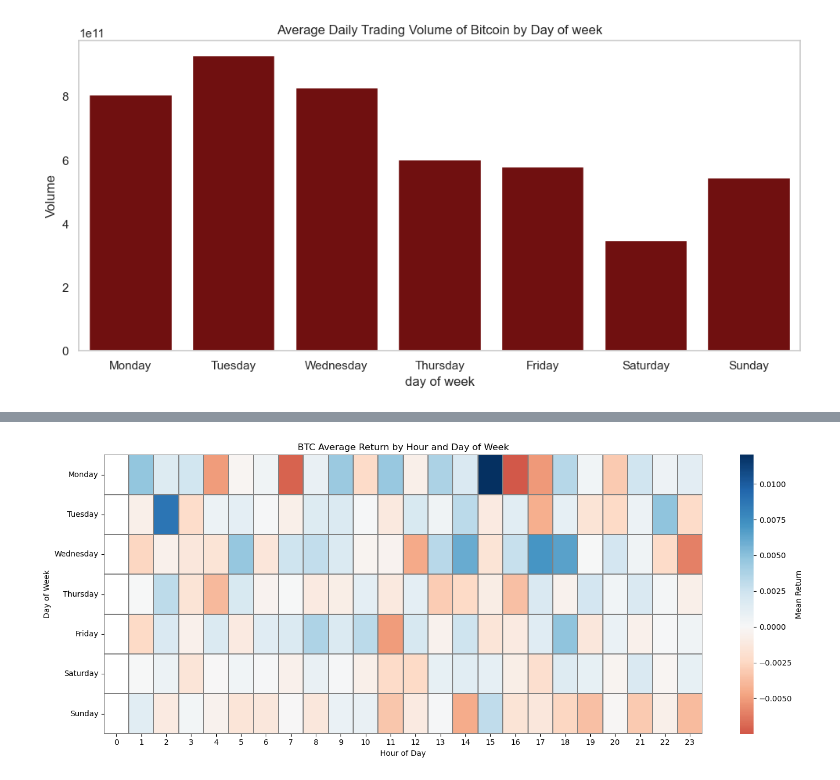
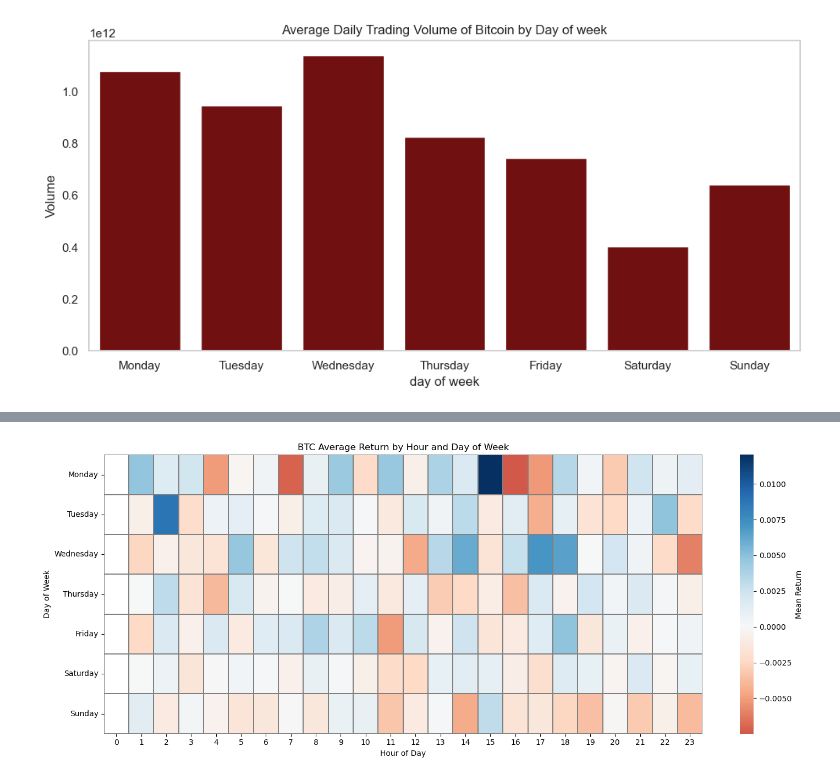
Before and after one commit to moyu1011-hka/hausarbeit-info2, a Jupyter notebook: test_coingecko_with_jupyter.ipynb, the cells around one changed output, grey strips where cells are left out. Cells and saved outputs as stored; diff of their text form; code cells hidden in the pictures.

```diff
--- a/test_coingecko_with_jupyter.ipynb
+++ b/test_coingecko_with_jupyter.ipynb
@@ -197,25 +182,25 @@ timestamp
 # %%
 #Weekly Total Volume
 
-days = 14
+days = 30
 
 volumes = load_bitcoin_volumes(days)
 
 df = calculate_volume(volumes,days)
 
 grouped = df.groupby('weekday', observed=True)['volume'].mean().reset_index() # grouping and caclulating avg of volumes by weekday
 
 sns.set_theme(style='whitegrid', palette='bright', font_scale=1)
 plt.figure(figsize=(10,5))
 sns.barplot(data=grouped, x='weekday',y='volume', color='maroon' )
 plt.title('Average Daily Trading Volume of Bitcoin by Day of week')
 plt.xlabel('day of week')
 plt.ylabel('Volume')
 plt.grid(axis='y')
 plt.tight_layout()
 plt.show()
 # %% [output]
-[figure, old version]
+[figure, new version]
 # %%
 #Correlation of Volume and Volatility
 
```
Also changed, not shown: parts of 6 cells of this notebook.
